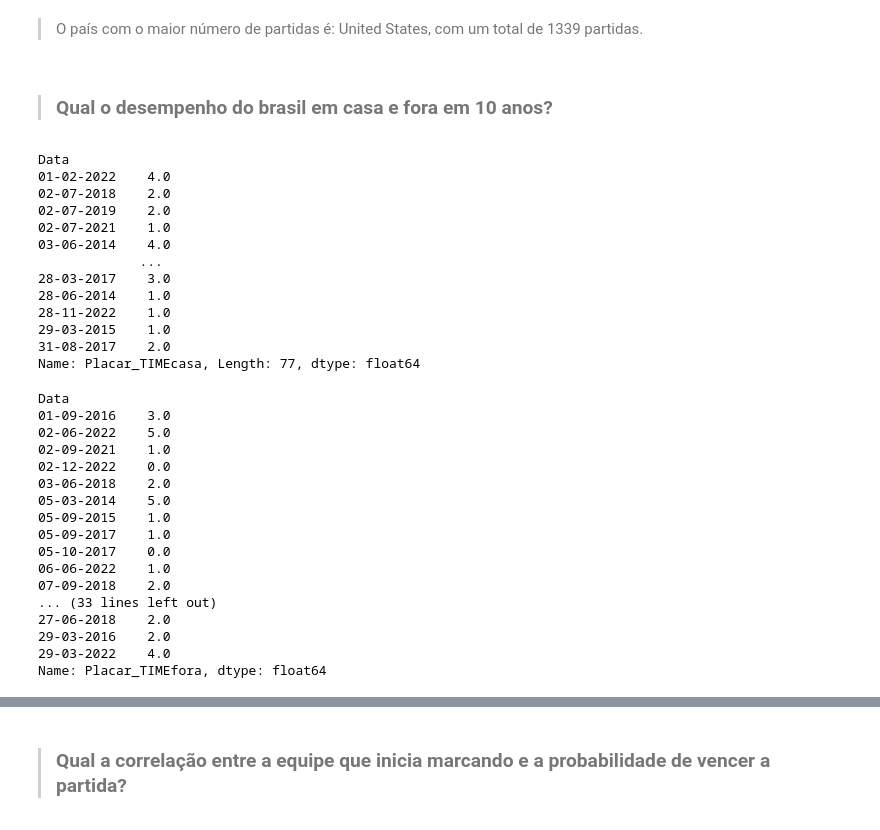
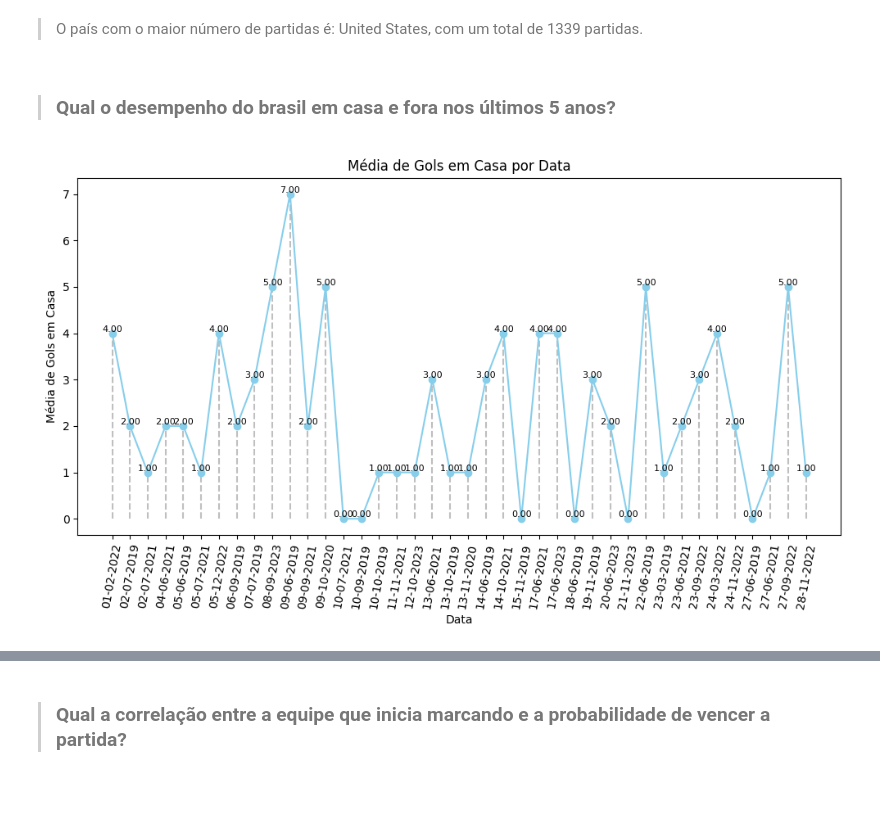
Before and after one commit to ErikHenning927/project_modulo3, a Jupyter notebook: main.ipynb, the cells around one changed output, grey strips where cells are left out. Drawn from its saved outputs; the diff is of its cells as text; code cells hidden in the pictures; blank space fills up the shorter version.

```diff
--- a/main.ipynb
+++ b/main.ipynb
@@ -236,12 +291,12 @@ O país com o maior número de partidas é: United States, com um total de 1339
 # %% [markdown]
 > O país com o maior número de partidas é: United States, com um total de 1339 partidas.
 # %% [markdown]
->### Qual o desempenho do brasil em casa e fora em 10 anos?
+>### Qual o desempenho do brasil em casa e fora nos últimos 5 anos?
 # %%
 # Definir a data atual
 from datetime import datetime, timedelta
 data_atual = datetime.now()
-intervalo = data_atual - timedelta(days=365*10) #10 anos
+intervalo = data_atual - timedelta(days=365*5) #5 anos
 
 jogoscasa_brasil = df_results[df_results['Time_casa'] == 'Brazil']
 # Filtrar com base no intervalo.
@@ -249,22 +304,29 @@ jogosbrasil = jogoscasa_brasil[pd.to_datetime(jogoscasa_brasil['Data'], format='
 
 # Calcular a média de gols marcados | casa
 avg_goals_casa = jogosbrasil.groupby('Data')['Placar_TIMEcasa'].mean()
-# %%
-avg_goals_casa
-# %% [output]
-Data
-01-02-2022    4.0
-02-07-2018    2.0
-02-07-2019    2.0
-02-07-2021    1.0
-03-06-2014    4.0
-             ...
-28-03-2017    3.0
-28-06-2014    1.0
-28-11-2022    1.0
-29-03-2015    1.0
-31-08-2017    2.0
-Name: Placar_TIMEcasa, Length: 77, dtype: float64
+# %%
+
+plt.figure(figsize=(10, 6))
+
+for i in range(len(avg_goals_casa)): # linha tracejada
+    plt.vlines(avg_goals_casa.index[i], 0, avg_goals_casa.values[i], color='gray', linestyle='--', alpha=0.5)
+
+plt.plot(avg_goals_casa.index, avg_goals_casa.values, color='skyblue', marker='o', linestyle='-')
+
+# exibir o valor da media no topo de cada bar
+for i, value in enumerate(avg_goals_casa.values):
+    plt.text(avg_goals_casa.index[i], value, f'{value:.2f}', ha='center', va='bottom', fontsize=8)
+
+plt.title('Média de Gols em Casa por Data')
+plt.xlabel('Data')
+plt.ylabel('Média de Gols em Casa')
+
+# Mostrar o gráfico
+plt.xticks(fontsize=10, rotation=80)
+plt.tight_layout()
+plt.show()
+# %% [output]
+[figure, added]
 # %%
 # Definir a data atual
 jogosfora_brasil = df_results[df_results['Time_visitante'] == 'Brazil']
@@ -273,23 +335,3 @@ jogosbrasil = jogosfora_brasil[pd.to_datetime(jogosfora_brasil['Data'], format='
 
 # Calcular a média de gols marcados | casa
 avg_goals_fora = jogosbrasil.groupby('Data')['Placar_TIMEfora'].mean()
-# %%
-avg_goals_fora
-# %% [output]
-Data
-01-09-2016    3.0
-02-06-2022    5.0
-02-09-2021    1.0
-02-12-2022    0.0
-03-06-2018    2.0
-05-03-2014    5.0
-05-09-2015    1.0
-05-09-2017    1.0
-05-10-2017    0.0
-06-06-2022    1.0
-07-09-2018    2.0
-... (33 lines left out)
-27-06-2018    2.0
-29-03-2016    2.0
-29-03-2022    4.0
-Name: Placar_TIMEfora, dtype: float64
```
Also changed, not shown: parts of 11 cells of this notebook, 1 other file.
